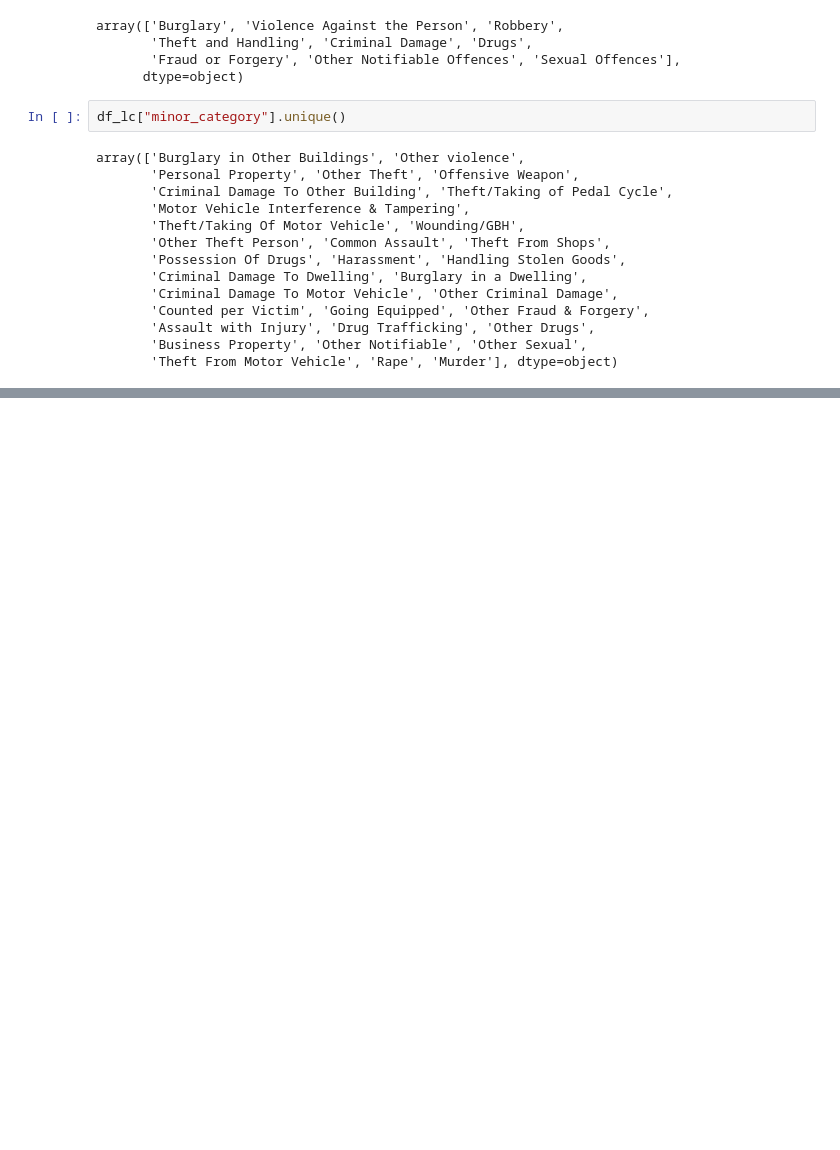
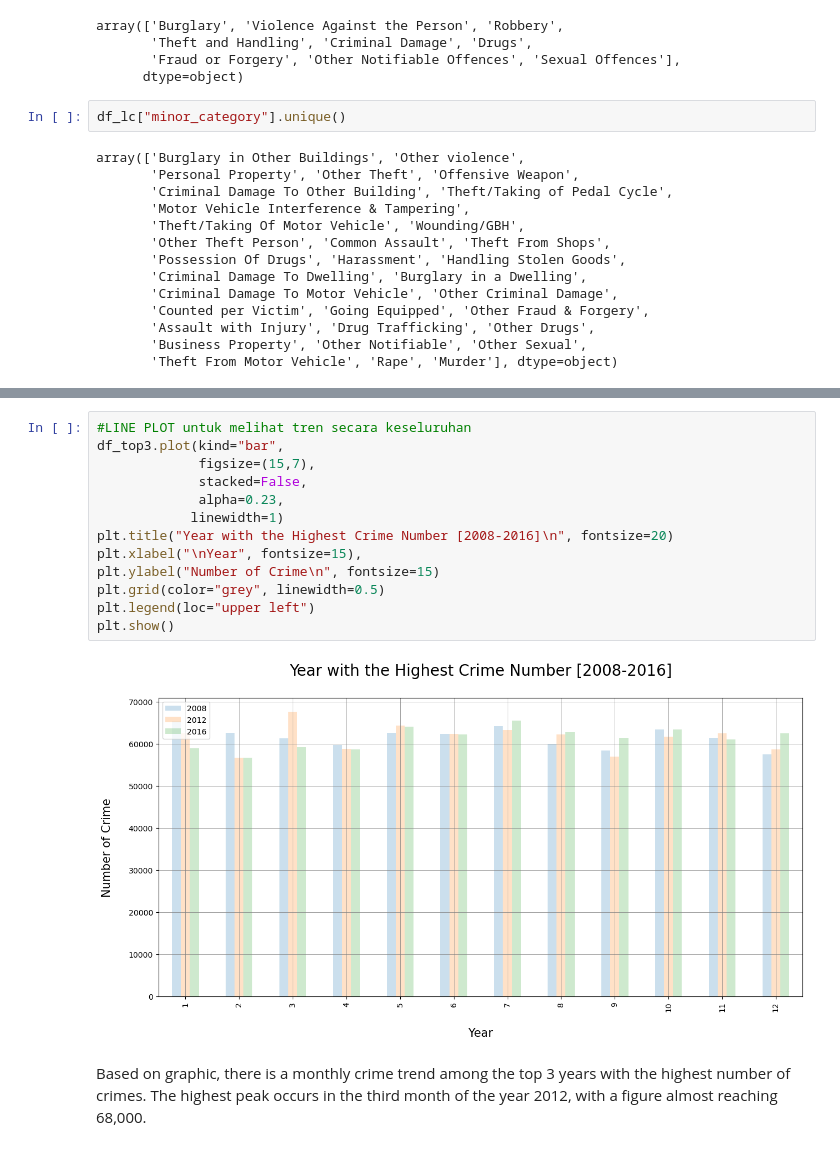
Before and after one commit to mfarizky/H8_5, a Jupyter notebook: assignment/PYTN_Assgn_1_5_Rijal.ipynb, the cells around one changed output, grey strips where cells are left out. Cells and saved outputs as stored; diff of their text form; blank space fills up the shorter version.

```diff
--- a/assignment/PYTN_Assgn_1_5_Rijal.ipynb
+++ b/assignment/PYTN_Assgn_1_5_Rijal.ipynb
@@ -97,0 +170,17 @@ array([11,  5,  3,  6,  7,  4,  9,  8, 12,  1, 10,  2])
+# %%
+#LINE PLOT untuk melihat tren secara keseluruhan
+df_top3.plot(kind="bar",
+             figsize=(15,7),
+             stacked=False,
+             alpha=0.23,
+            linewidth=1)
+plt.title("Year with the Highest Crime Number [2008-2016]\n", fontsize=20)
+plt.xlabel("\nYear", fontsize=15),
+plt.ylabel("Number of Crime\n", fontsize=15)
+plt.grid(color="grey", linewidth=0.5)
+plt.legend(loc="upper left")
+plt.show()
+# %% [output]
+[figure, added]
+# %% [markdown]
+Based on graphic, there is a monthly crime trend among the top 3 years with the highest number of crimes. The highest peak occurs in the third month of the year 2012, with a figure almost reaching 68,000.
```
Also changed, not shown: parts of 39 cells of this notebook.
